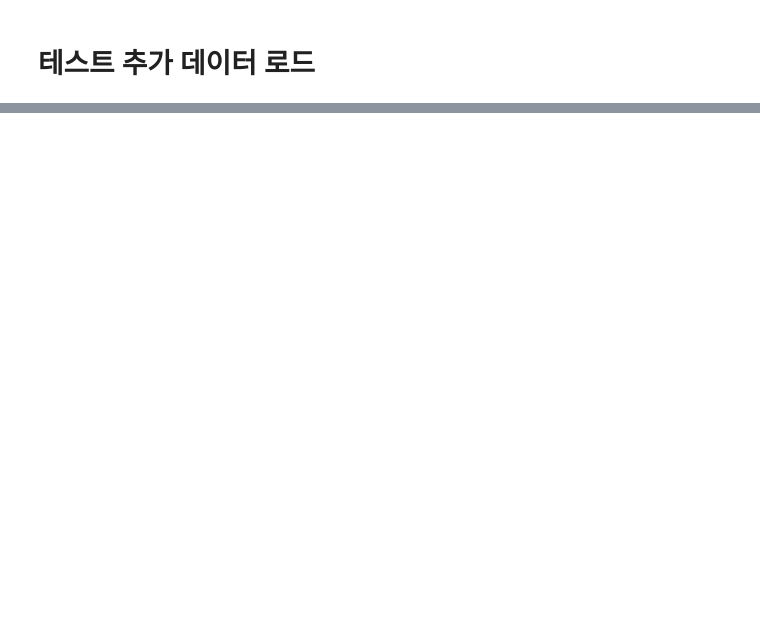
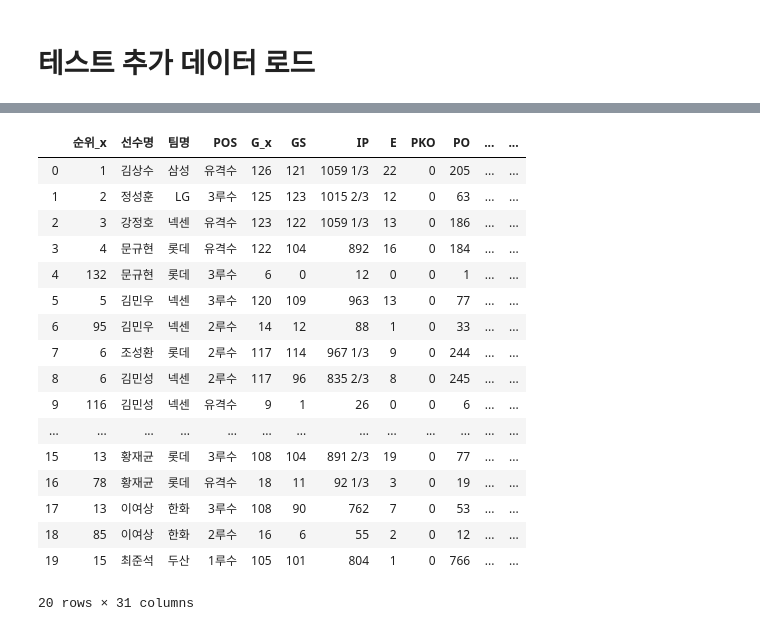
Before and after one commit to whtngus/baseball_infield_position_predict, a Jupyter notebook: 4. New_Data.ipynb, the cells around one changed output, grey strips where cells are left out. Cells and saved outputs as stored; diff of their text form; code cells hidden in the pictures; blank space fills up the shorter version.

```diff
--- a/4. New_Data.ipynb
+++ b/4. New_Data.ipynb
@@ -79 +121,22 @@ game_data = pd.read_csv(game_data_path,sep="\t")
+# %%
+df[:20]
+# %% [output]
+|  | 순위_x | 선수명 | 팀명 | POS | G_x | GS | IP | E | PKO | PO | ... | ... |
+| 0 | 1 | 김상수 | 삼성 | 유격수 | 126 | 121 | 1059 1/3 | 22 | 0 | 205 | ... | ... |
+| 1 | 2 | 정성훈 | LG | 3루수 | 125 | 123 | 1015 2/3 | 12 | 0 | 63 | ... | ... |
+| 2 | 3 | 강정호 | 넥센 | 유격수 | 123 | 122 | 1059 1/3 | 13 | 0 | 186 | ... | ... |
+| 3 | 4 | 문규현 | 롯데 | 유격수 | 122 | 104 | 892 | 16 | 0 | 184 | ... | ... |
+| 4 | 132 | 문규현 | 롯데 | 3루수 | 6 | 0 | 12 | 0 | 0 | 1 | ... | ... |
+| 5 | 5 | 김민우 | 넥센 | 3루수 | 120 | 109 | 963 | 13 | 0 | 77 | ... | ... |
+| 6 | 95 | 김민우 | 넥센 | 2루수 | 14 | 12 | 88 | 1 | 0 | 33 | ... | ... |
+| 7 | 6 | 조성환 | 롯데 | 2루수 | 117 | 114 | 967 1/3 | 9 | 0 | 244 | ... | ... |
+| 8 | 6 | 김민성 | 넥센 | 2루수 | 117 | 96 | 835 2/3 | 8 | 0 | 245 | ... | ... |
+| 9 | 116 | 김민성 | 넥센 | 유격수 | 9 | 1 | 26 | 0 | 0 | 6 | ... | ... |
+| ... | ... | ... | ... | ... | ... | ... | ... | ... | ... | ... | ... | ... |
+| 15 | 13 | 황재균 | 롯데 | 3루수 | 108 | 104 | 891 2/3 | 19 | 0 | 77 | ... | ... |
+| 16 | 78 | 황재균 | 롯데 | 유격수 | 18 | 11 | 92 1/3 | 3 | 0 | 19 | ... | ... |
+| 17 | 13 | 이여상 | 한화 | 3루수 | 108 | 90 | 762 | 7 | 0 | 53 | ... | ... |
+| 18 | 85 | 이여상 | 한화 | 2루수 | 16 | 6 | 55 | 2 | 0 | 12 | ... | ... |
+| 19 | 15 | 최준석 | 두산 | 1루수 | 105 | 101 | 804 | 1 | 0 | 766 | ... | ... |
+20 rows × 31 columns
 # %%
```
Also changed, not shown: parts of 12 cells of this notebook, 1 other file.
